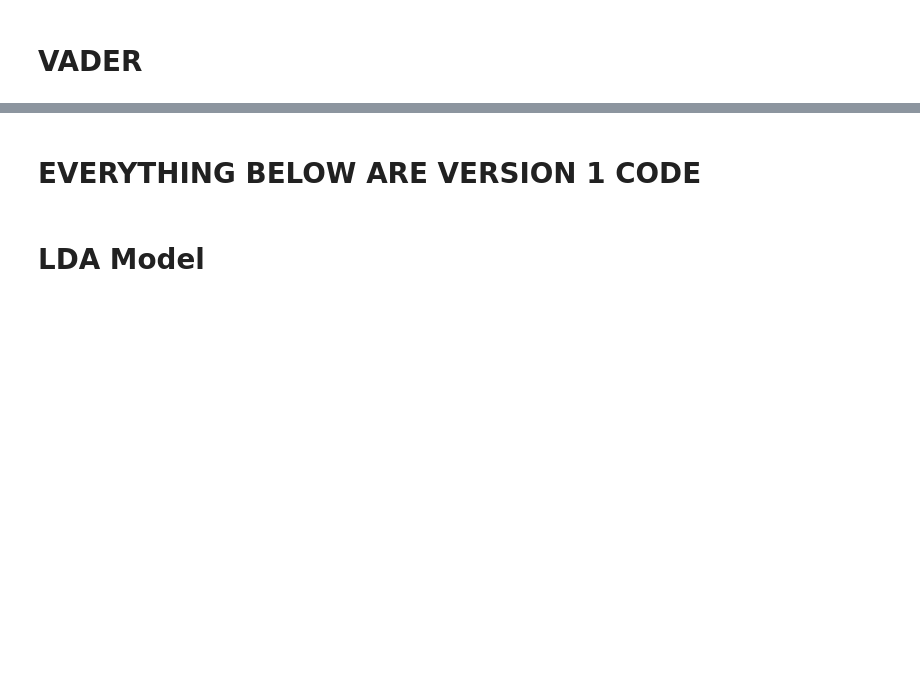
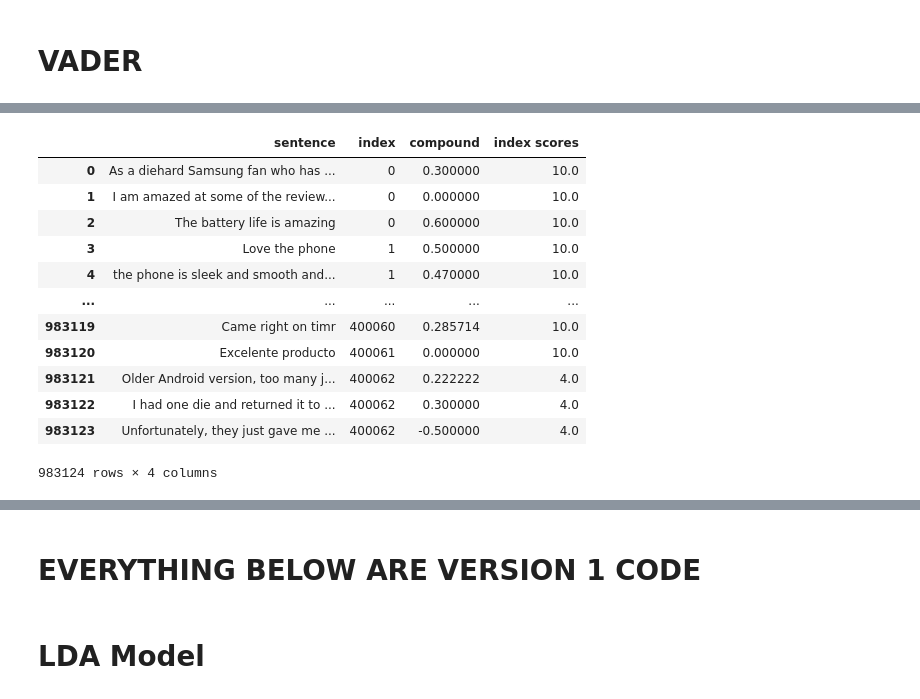
Before and after one commit to ngohngoh/phone-reviews-analysis, a Jupyter notebook: Cell phone Reviews - YL.ipynb, the cells around one changed output, grey strips where cells are left out. Drawn from its saved outputs; the diff is of its cells as text; code cells hidden in the pictures; blank space fills up the shorter version.

```diff
--- a/Cell phone Reviews - YL.ipynb
+++ b/Cell phone Reviews - YL.ipynb
@@ -953,0 +904,19 @@ NameError: name 'sentencesScores' is not defined
+# %%
+#textblob_sentencesScores = pd.concat([sentences_df_sa,pd.DataFrame(textblob_scores)],axis =1, sort = False)
+#textblob_sentencesScores['index scores'] = index_score_list
+textblob_sentencesScores.rename(columns={0: 'compound'}, inplace=True)
+textblob_sentencesScores
+# %% [output]
+|  | sentence | index | compound | index scores |
+| 0 | As a diehard Samsung fan who has ... | 0 | 0.300000 | 10.0 |
+| 1 | I am amazed at some of the review... | 0 | 0.000000 | 10.0 |
+| 2 | The battery life is amazing | 0 | 0.600000 | 10.0 |
+| 3 | Love the phone | 1 | 0.500000 | 10.0 |
+| 4 | the phone is sleek and smooth and... | 1 | 0.470000 | 10.0 |
+| ... | ... | ... | ... | ... |
+| 983119 | Came right on timr | 400060 | 0.285714 | 10.0 |
+| 983120 | Excelente producto | 400061 | 0.000000 | 10.0 |
+| 983121 | Older Android version, too many j... | 400062 | 0.222222 | 4.0 |
+| 983122 | I had one die and returned it to ... | 400062 | 0.300000 | 4.0 |
+| 983123 | Unfortunately, they just gave me ... | 400062 | -0.500000 | 4.0 |
+983124 rows × 4 columns
```
Also changed, not shown: parts of 41 cells of this notebook.
